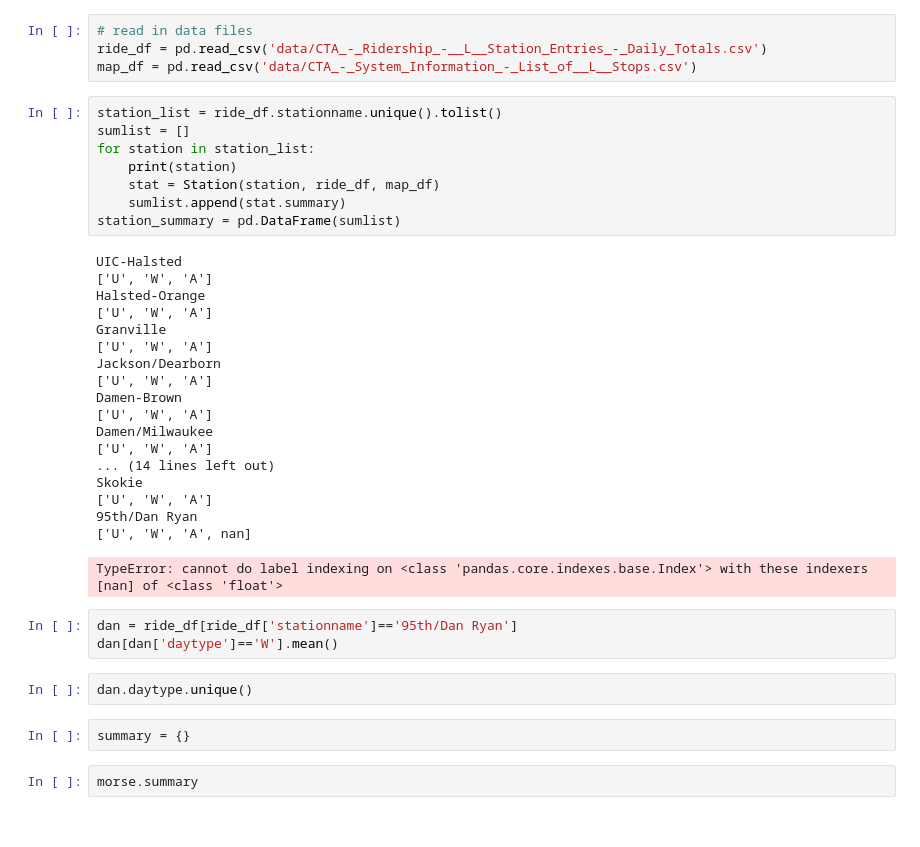
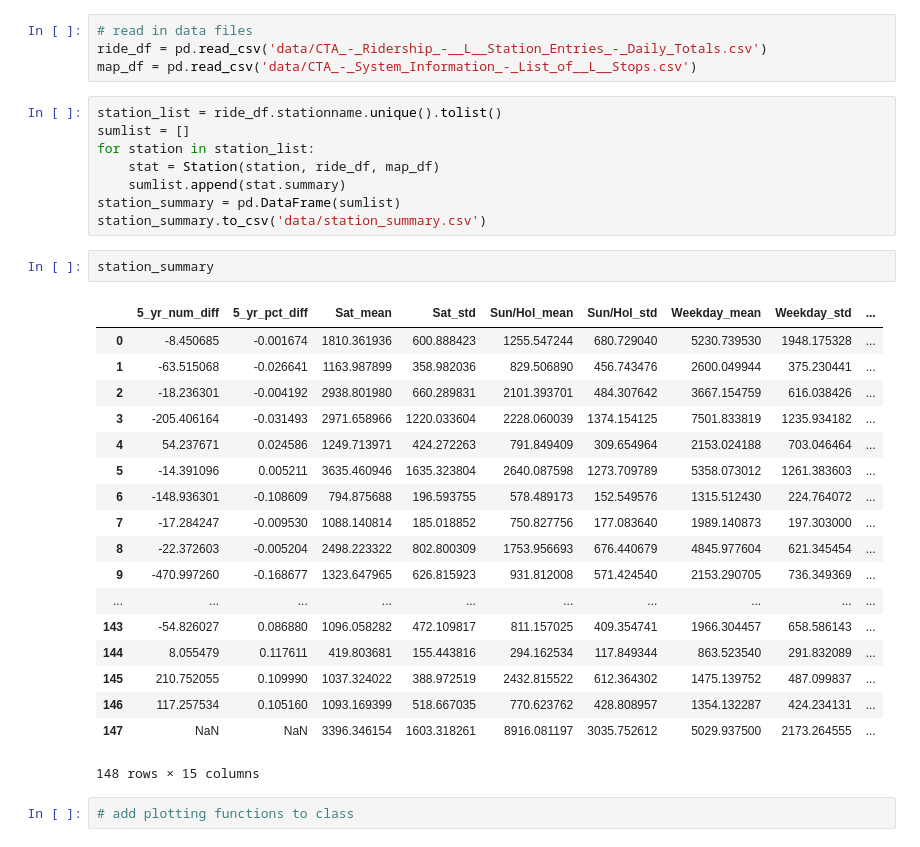
Before and after one commit to donnajobridge/cta, a Jupyter notebook: run_station_class.ipynb, the cells around one changed output. Saved outputs shown, nothing was run; the diff lists cells and outputs as text.

Commit message:
summary metrics class

```diff
--- a/run_station_class.ipynb
+++ b/run_station_class.ipynb
@@ -12,35 +12,30 @@ map_df = pd.read_csv('data/CTA_-_System_Information_-_List_of__L__Stops.csv')
 station_list = ride_df.stationname.unique().tolist()
 sumlist = []
 for station in station_list:
-    print(station)
     stat = Station(station, ride_df, map_df)
     sumlist.append(stat.summary)
 station_summary = pd.DataFrame(sumlist)
+station_summary.to_csv('data/station_summary.csv')
-# %% [output]
-UIC-Halsted
-['U', 'W', 'A']
-Halsted-Orange
-['U', 'W', 'A']
-Granville
-['U', 'W', 'A']
-Jackson/Dearborn
-['U', 'W', 'A']
-Damen-Brown
-['U', 'W', 'A']
-Damen/Milwaukee
-['U', 'W', 'A']
-... (14 lines left out)
-Skokie
-['U', 'W', 'A']
-95th/Dan Ryan
-['U', 'W', 'A', nan]
-TypeError: cannot do label indexing on <class 'pandas.core.indexes.base.Index'> with these indexers [nan] of <class 'float'>
-# %%
-dan = ride_df[ride_df['stationname']=='95th/Dan Ryan']
-dan[dan['daytype']=='W'].mean()
-# %%
-dan.daytype.unique()
-# %%
-summary = {}
-# %%
-morse.summary
+# %%
+station_summary
+# %% [output]
+|  | 5_yr_num_diff | 5_yr_pct_diff | Sat_mean | Sat_std | Sun/Hol_mean | Sun/Hol_std | Weekday_mean | Weekday_std | ... |
+| 0 | -8.450685 | -0.001674 | 1810.361936 | 600.888423 | 1255.547244 | 680.729040 | 5230.739530 | 1948.175328 | ... |
+| 1 | -63.515068 | -0.026641 | 1163.987899 | 358.982036 | 829.506890 | 456.743476 | 2600.049944 | 375.230441 | ... |
+| 2 | -18.236301 | -0.004192 | 2938.801980 | 660.289831 | 2101.393701 | 484.307642 | 3667.154759 | 616.038426 | ... |
+| 3 | -205.406164 | -0.031493 | 2971.658966 | 1220.033604 | 2228.060039 | 1374.154125 | 7501.833819 | 1235.934182 | ... |
+| 4 | 54.237671 | 0.024586 | 1249.713971 | 424.272263 | 791.849409 | 309.654964 | 2153.024188 | 703.046464 | ... |
+| 5 | -14.391096 | 0.005211 | 3635.460946 | 1635.323804 | 2640.087598 | 1273.709789 | 5358.073012 | 1261.383603 | ... |
+| 6 | -148.936301 | -0.108609 | 794.875688 | 196.593755 | 578.489173 | 152.549576 | 1315.512430 | 224.764072 | ... |
+| 7 | -17.284247 | -0.009530 | 1088.140814 | 185.018852 | 750.827756 | 177.083640 | 1989.140873 | 197.303000 | ... |
+| 8 | -22.372603 | -0.005204 | 2498.223322 | 802.800309 | 1753.956693 | 676.440679 | 4845.977604 | 621.345454 | ... |
+| 9 | -470.997260 | -0.168677 | 1323.647965 | 626.815923 | 931.812008 | 571.424540 | 2153.290705 | 736.349369 | ... |
+| ... | ... | ... | ... | ... | ... | ... | ... | ... | ... |
+| 143 | -54.826027 | 0.086880 | 1096.058282 | 472.109817 | 811.157025 | 409.354741 | 1966.304457 | 658.586143 | ... |
+| 144 | 8.055479 | 0.117611 | 419.803681 | 155.443816 | 294.162534 | 117.849344 | 863.523540 | 291.832089 | ... |
+| 145 | 210.752055 | 0.109990 | 1037.324022 | 388.972519 | 2432.815522 | 612.364302 | 1475.139752 | 487.099837 | ... |
+| 146 | 117.257534 | 0.105160 | 1093.169399 | 518.667035 | 770.623762 | 428.808957 | 1354.132287 | 424.234131 | ... |
+| 147 | NaN | NaN | 3396.346154 | 1603.318261 | 8916.081197 | 3035.752612 | 5029.937500 | 2173.264555 | ... |
+148 rows × 15 columns
+# %%
+# add plotting functions to class
```
Also changed, not shown: 3 other files.
